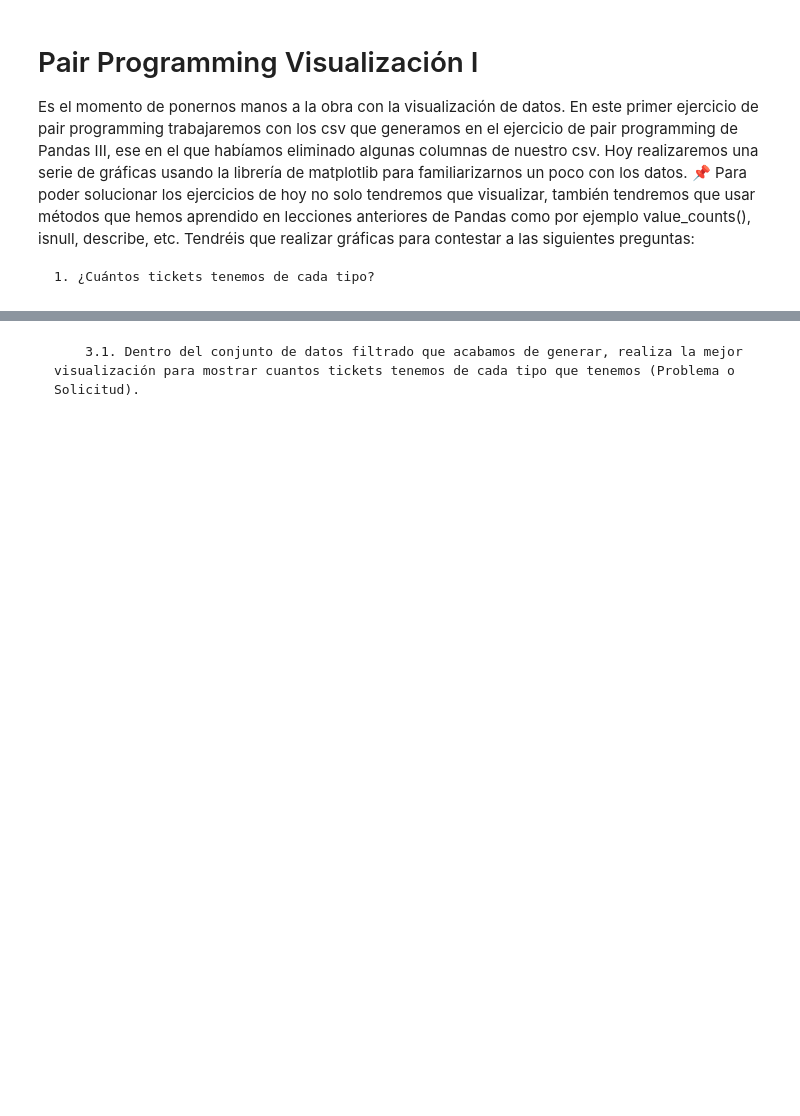
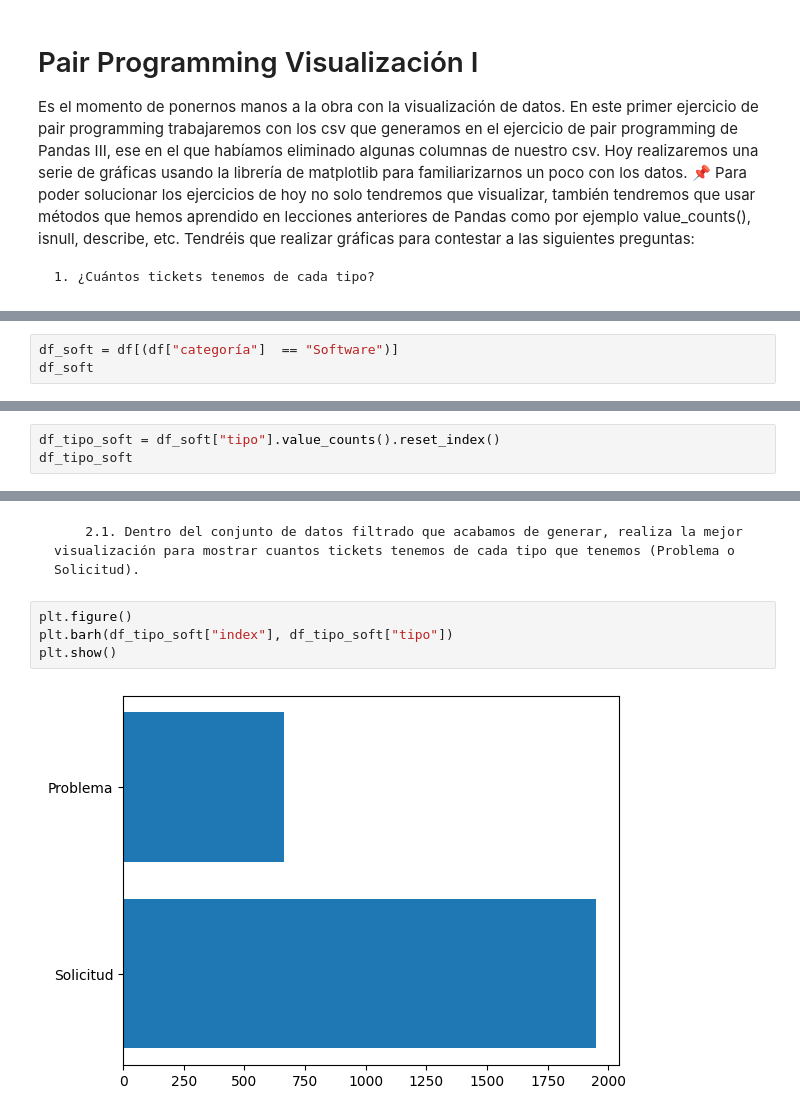
Before and after one commit to Adalab/promo-d-da-modulo2-sprint1-anabelen-silvia, a Jupyter notebook: ejercicio5/ejercicio5-matplotlib1.ipynb, the cells around one changed output, grey strips where cells are left out. Drawn from its saved outputs; the diff is of its cells as text; blank space fills up the shorter version.

```diff
--- a/ejercicio5/ejercicio5-matplotlib1.ipynb
+++ b/ejercicio5/ejercicio5-matplotlib1.ipynb
@@ -13,0 +59,3 @@ Tendréis que realizar gráficas para contestar a las siguientes preguntas:
+# %%
+df_soft = df[(df["categoría"]  == "Software")]
+df_soft
@@ -13,0 +93,3 @@ Tendréis que realizar gráficas para contestar a las siguientes preguntas:
+# %%
+df_tipo_soft = df_soft["tipo"].value_counts().reset_index()
+df_tipo_soft
@@ -14,2 +107,8 @@ Tendréis que realizar gráficas para contestar a las siguientes preguntas:
 # %% [markdown]
-        3.1. Dentro del conjunto de datos filtrado que acabamos de generar, realiza la mejor visualización para mostrar cuantos tickets tenemos de cada tipo que tenemos (Problema o Solicitud).
+        2.1. Dentro del conjunto de datos filtrado que acabamos de generar, realiza la mejor visualización para mostrar cuantos tickets tenemos de cada tipo que tenemos (Problema o Solicitud).
+# %%
+plt.figure()
+plt.barh(df_tipo_soft["index"], df_tipo_soft["tipo"])
+plt.show()
+# %% [output]
+[figure, added]
```
Also changed, not shown: parts of 29 cells of this notebook, 1 other file.
